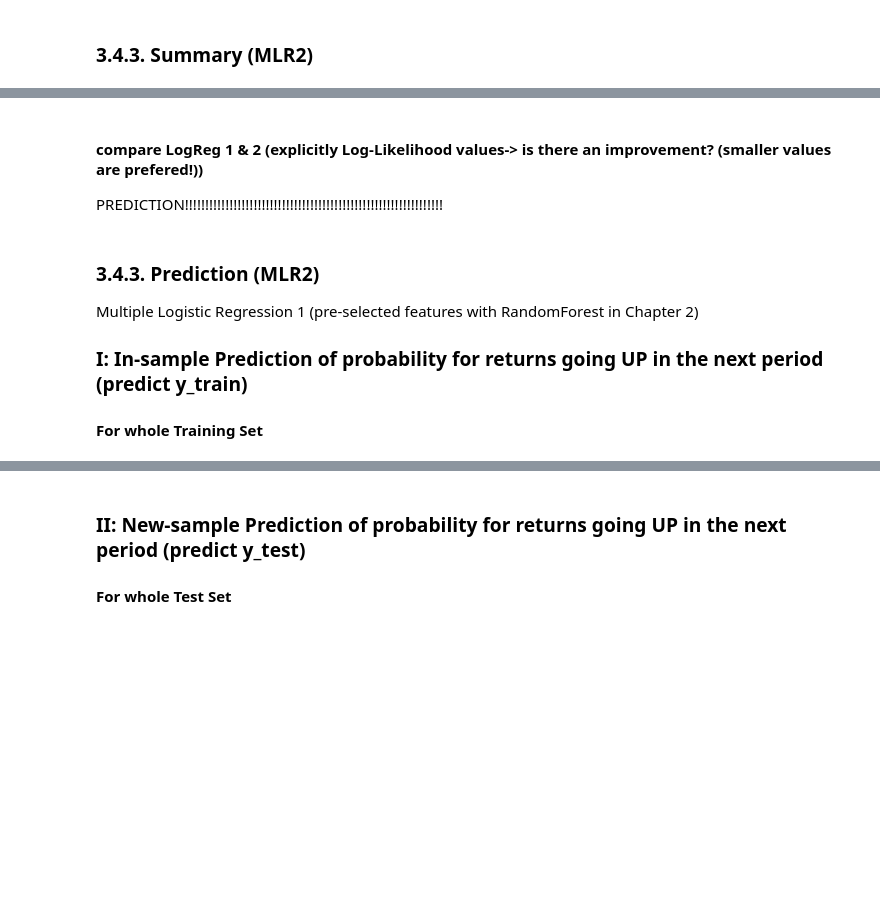
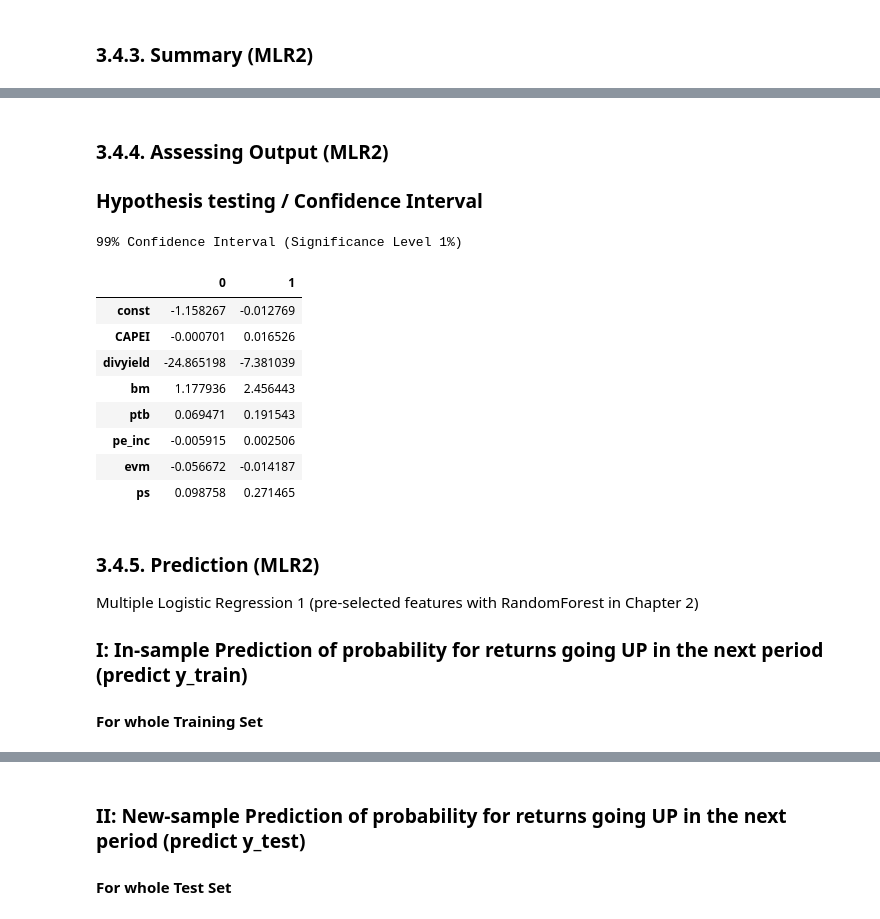
Before and after one commit to mathiasluethi/Machine_Learning_in_Finance_Group_Project, a Jupyter notebook: 0301A_prediction_logistic_regression.ipynb, the cells around one changed output, grey strips where cells are left out. Drawn from its saved outputs; the diff is of its cells as text; code cells hidden in the pictures; blank space fills up the shorter version.

```diff
--- a/0301A_prediction_logistic_regression.ipynb
+++ b/0301A_prediction_logistic_regression.ipynb
@@ -688,7 +652,3 @@ pe_inc        -0.0017      0.002     -1.043      0.297      -0.005       0.001
 evm           -0.0354      0.008     -4.296      0.000      -0.052      -0.019
 ps             0.1851      0.034      5.522      0.000       0.119       0.251
 ==============================================================================
-# %% [markdown]
-#### compare LogReg 1 & 2 (explicitly Log-Likelihood values-> is there an improvement? (smaller values are prefered!))
-
-PREDICTION!!!!!!!!!!!!!!!!!!!!!!!!!!!!!!!!!!!!!!!!!!!!!!!!!!!!!!!!!!!!!!!!
@@ -697,5 +655,27 @@ PREDICTION!!!!!!!!!!!!!!!!!!!!!!!!!!!!!!!!!!!!!!!!!!!!!!!!!!!!!!!!!!!!!!!!
+# %% [markdown]
+### 3.4.4. Assessing Output (MLR2)
+
+### Hypothesis testing / Confidence Interval
+# %%
+significance_level = 0.01
+
+# Print Confidence Interval with Title
+print(str(int(100 - significance_level*100)) + '% Confidence Interval (Significance Level '
+      + str(int(significance_level*100)) + '%)')
+display(logReg_mm.conf_int(alpha=significance_level))
+# %% [output]
+99% Confidence Interval (Significance Level 1%)
+|  | 0 | 1 |
+| const | -1.158267 | -0.012769 |
+| CAPEI | -0.000701 | 0.016526 |
+| divyield | -24.865198 | -7.381039 |
+| bm | 1.177936 | 2.456443 |
+| ptb | 0.069471 | 0.191543 |
+| pe_inc | -0.005915 | 0.002506 |
+| evm | -0.056672 | -0.014187 |
+| ps | 0.098758 | 0.271465 |
 # %% [markdown]
-### 3.4.3. Prediction (MLR2)
+### 3.4.5. Prediction (MLR2)
 Multiple Logistic Regression 1 (pre-selected features with RandomForest in Chapter 2)
 
 ### I: In-sample Prediction of probability for returns going UP in the next period (predict y_train)
```
Also changed, not shown: parts of 36 cells of this notebook.
